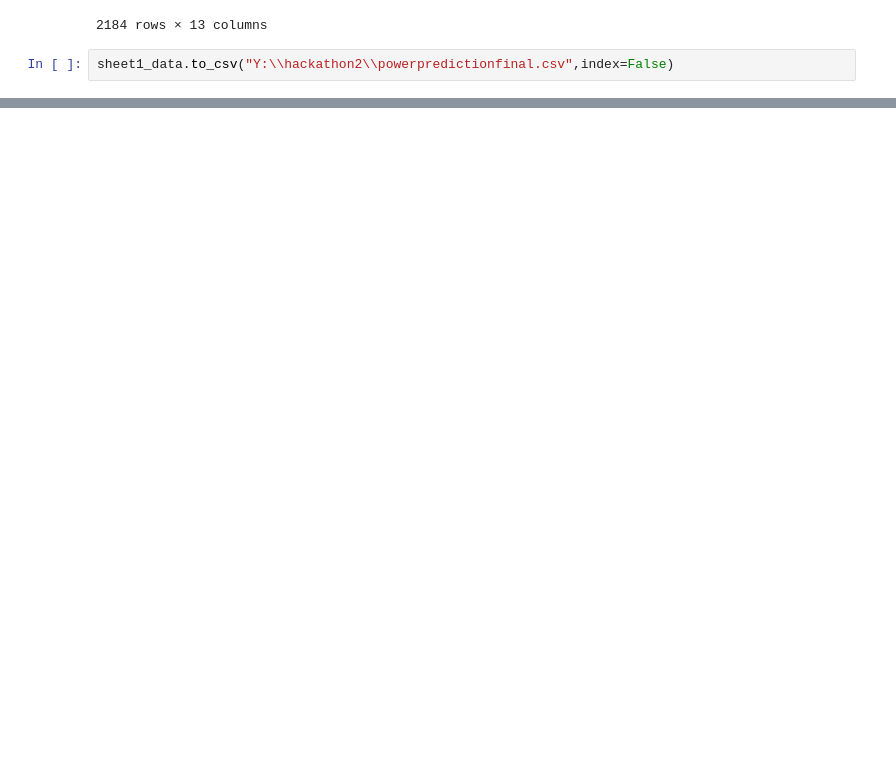
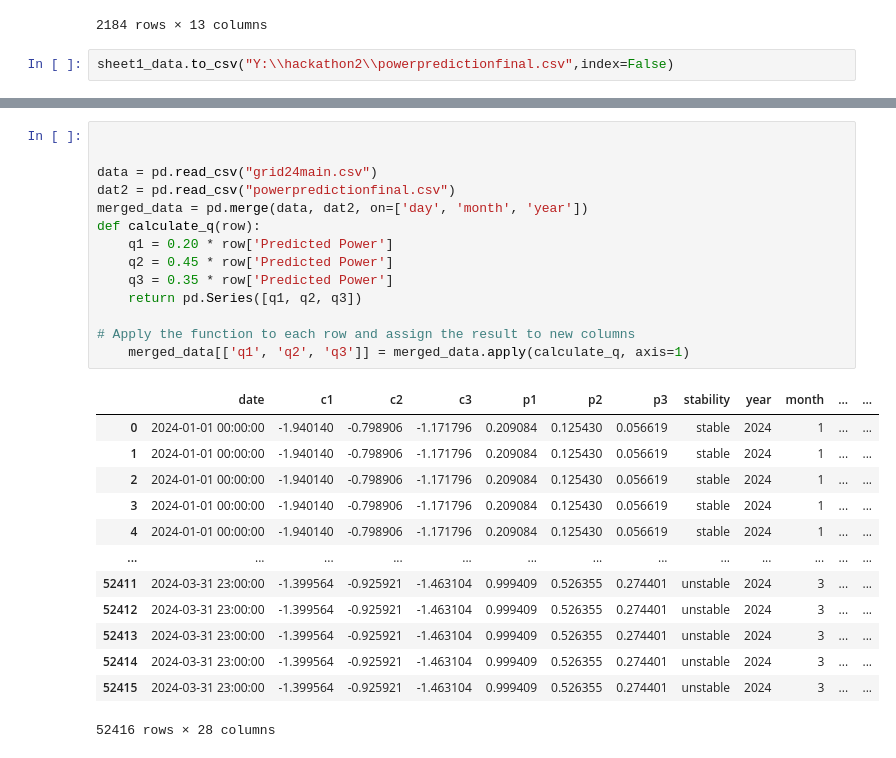
Before and after one commit to RAM909/gridbackend, a Jupyter notebook: prediction.ipynb, the cells around one changed output, grey strips where cells are left out. Saved outputs shown, nothing was run; the diff lists cells and outputs as text; blank space fills up the shorter version.

```diff
--- a/prediction.ipynb
+++ b/prediction.ipynb
@@ -624,0 +574,28 @@ sheet1_data['Predicted Power'] = predicted_powers
+# %%
+
+
+data = pd.read_csv("grid24main.csv")
+dat2 = pd.read_csv("powerpredictionfinal.csv")
+merged_data = pd.merge(data, dat2, on=['day', 'month', 'year'])
+def calculate_q(row):
+    q1 = 0.20 * row['Predicted Power']
+    q2 = 0.45 * row['Predicted Power']
+    q3 = 0.35 * row['Predicted Power']
+    return pd.Series([q1, q2, q3])
+
+# Apply the function to each row and assign the result to new columns
+    merged_data[['q1', 'q2', 'q3']] = merged_data.apply(calculate_q, axis=1)
+# %% [output]
+|  | date | c1 | c2 | c3 | p1 | p2 | p3 | stability | year | month | ... | ... |
+| 0 | 2024-01-01 00:00:00 | -1.940140 | -0.798906 | -1.171796 | 0.209084 | 0.125430 | 0.056619 | stable | 2024 | 1 | ... | ... |
+| 1 | 2024-01-01 00:00:00 | -1.940140 | -0.798906 | -1.171796 | 0.209084 | 0.125430 | 0.056619 | stable | 2024 | 1 | ... | ... |
+| 2 | 2024-01-01 00:00:00 | -1.940140 | -0.798906 | -1.171796 | 0.209084 | 0.125430 | 0.056619 | stable | 2024 | 1 | ... | ... |
+| 3 | 2024-01-01 00:00:00 | -1.940140 | -0.798906 | -1.171796 | 0.209084 | 0.125430 | 0.056619 | stable | 2024 | 1 | ... | ... |
+| 4 | 2024-01-01 00:00:00 | -1.940140 | -0.798906 | -1.171796 | 0.209084 | 0.125430 | 0.056619 | stable | 2024 | 1 | ... | ... |
+| ... | ... | ... | ... | ... | ... | ... | ... | ... | ... | ... | ... | ... |
+| 52411 | 2024-03-31 23:00:00 | -1.399564 | -0.925921 | -1.463104 | 0.999409 | 0.526355 | 0.274401 | unstable | 2024 | 3 | ... | ... |
+| 52412 | 2024-03-31 23:00:00 | -1.399564 | -0.925921 | -1.463104 | 0.999409 | 0.526355 | 0.274401 | unstable | 2024 | 3 | ... | ... |
+| 52413 | 2024-03-31 23:00:00 | -1.399564 | -0.925921 | -1.463104 | 0.999409 | 0.526355 | 0.274401 | unstable | 2024 | 3 | ... | ... |
+| 52414 | 2024-03-31 23:00:00 | -1.399564 | -0.925921 | -1.463104 | 0.999409 | 0.526355 | 0.274401 | unstable | 2024 | 3 | ... | ... |
+| 52415 | 2024-03-31 23:00:00 | -1.399564 | -0.925921 | -1.463104 | 0.999409 | 0.526355 | 0.274401 | unstable | 2024 | 3 | ... | ... |
+52416 rows × 28 columns
```
Also changed, not shown: parts of 12 cells of this notebook, 3 other files.
